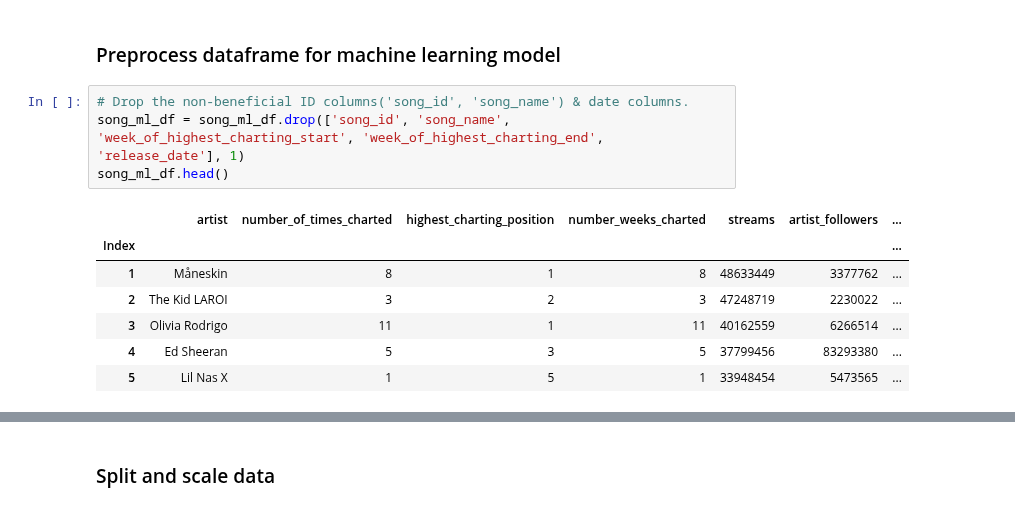
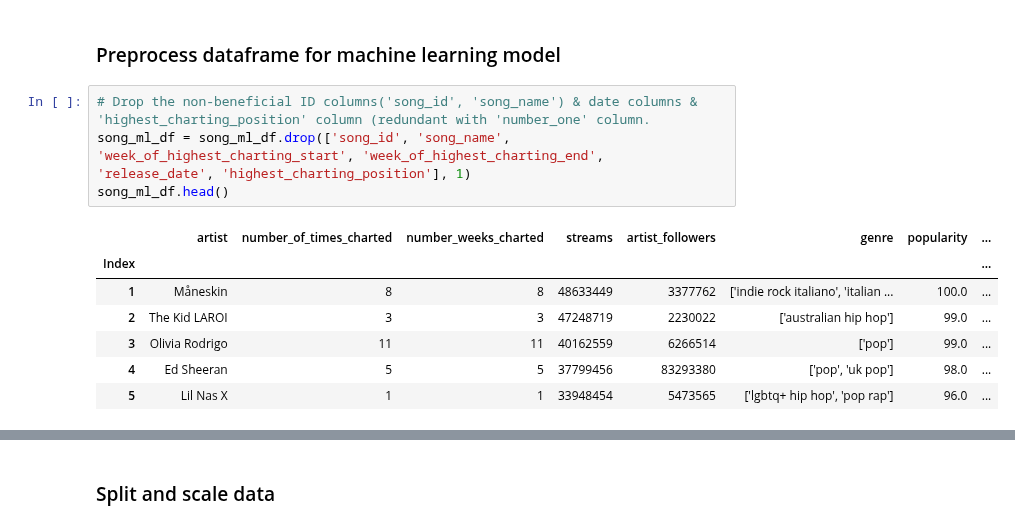
Before and after one commit to aseo67/Top_Songs_Analysis, a Jupyter notebook: TopSongsAnalysis_Model.ipynb, the cells around one changed output, grey strips where cells are left out. Drawn from its saved outputs; the diff is of its cells as text.

```diff
--- a/TopSongsAnalysis_Model.ipynb
+++ b/TopSongsAnalysis_Model.ipynb
@@ -107,14 +107,14 @@ dtype: object
 # %% [markdown]
 ### Preprocess dataframe for machine learning model
 # %%
-# Drop the non-beneficial ID columns('song_id', 'song_name') & date columns.
-song_ml_df = song_ml_df.drop(['song_id', 'song_name', 'week_of_highest_charting_start', 'week_of_highest_charting_end', 'release_date'], 1)
+# Drop the non-beneficial ID columns('song_id', 'song_name') & date columns & 'highest_charting_position' column (redundant with 'number_one' column.
+song_ml_df = song_ml_df.drop(['song_id', 'song_name', 'week_of_highest_charting_start', 'week_of_highest_charting_end', 'release_date', 'highest_charting_position'], 1)
 song_ml_df.head()
 # %% [output]
-|  | artist | number_of_times_charted | highest_charting_position | number_weeks_charted | streams | artist_followers | ... |
-| Index |  |  |  |  |  |  | ... |
-| 1 | Måneskin | 8 | 1 | 8 | 48633449 | 3377762 | ... |
-| 2 | The Kid LAROI | 3 | 2 | 3 | 47248719 | 2230022 | ... |
-| 3 | Olivia Rodrigo | 11 | 1 | 11 | 40162559 | 6266514 | ... |
-| 4 | Ed Sheeran | 5 | 3 | 5 | 37799456 | 83293380 | ... |
-| 5 | Lil Nas X | 1 | 5 | 1 | 33948454 | 5473565 | ... |
+|  | artist | number_of_times_charted | number_weeks_charted | streams | artist_followers | genre | popularity | ... |
+| Index |  |  |  |  |  |  |  | ... |
+| 1 | Måneskin | 8 | 8 | 48633449 | 3377762 | ['indie rock italiano', 'italian ... | 100.0 | ... |
+| 2 | The Kid LAROI | 3 | 3 | 47248719 | 2230022 | ['australian hip hop'] | 99.0 | ... |
+| 3 | Olivia Rodrigo | 11 | 11 | 40162559 | 6266514 | ['pop'] | 99.0 | ... |
+| 4 | Ed Sheeran | 5 | 5 | 37799456 | 83293380 | ['pop', 'uk pop'] | 98.0 | ... |
+| 5 | Lil Nas X | 1 | 1 | 33948454 | 5473565 | ['lgbtq+ hip hop', 'pop rap'] | 96.0 | ... |
```
Also changed, not shown: parts of 19 cells of this notebook, 1 other file.
